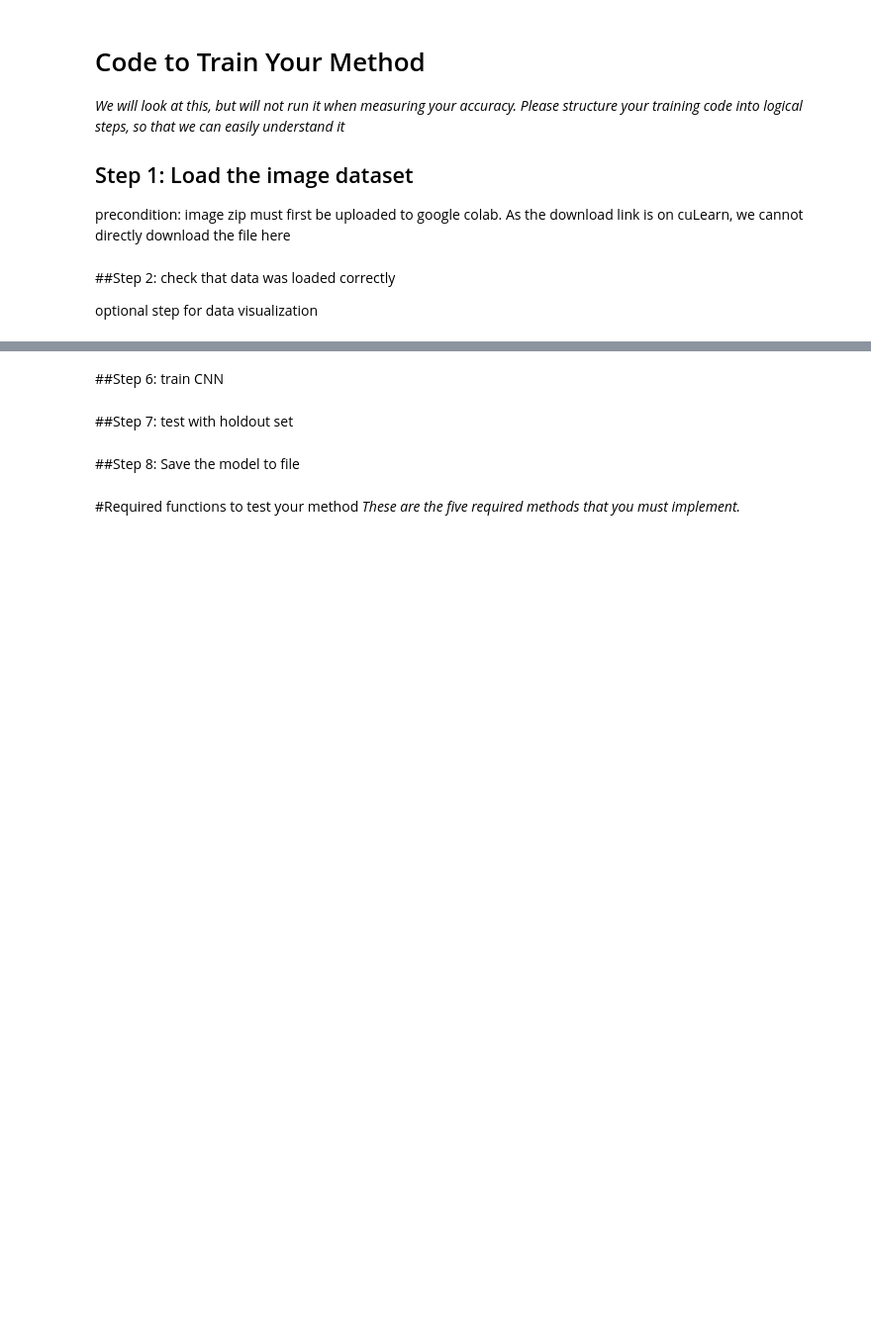
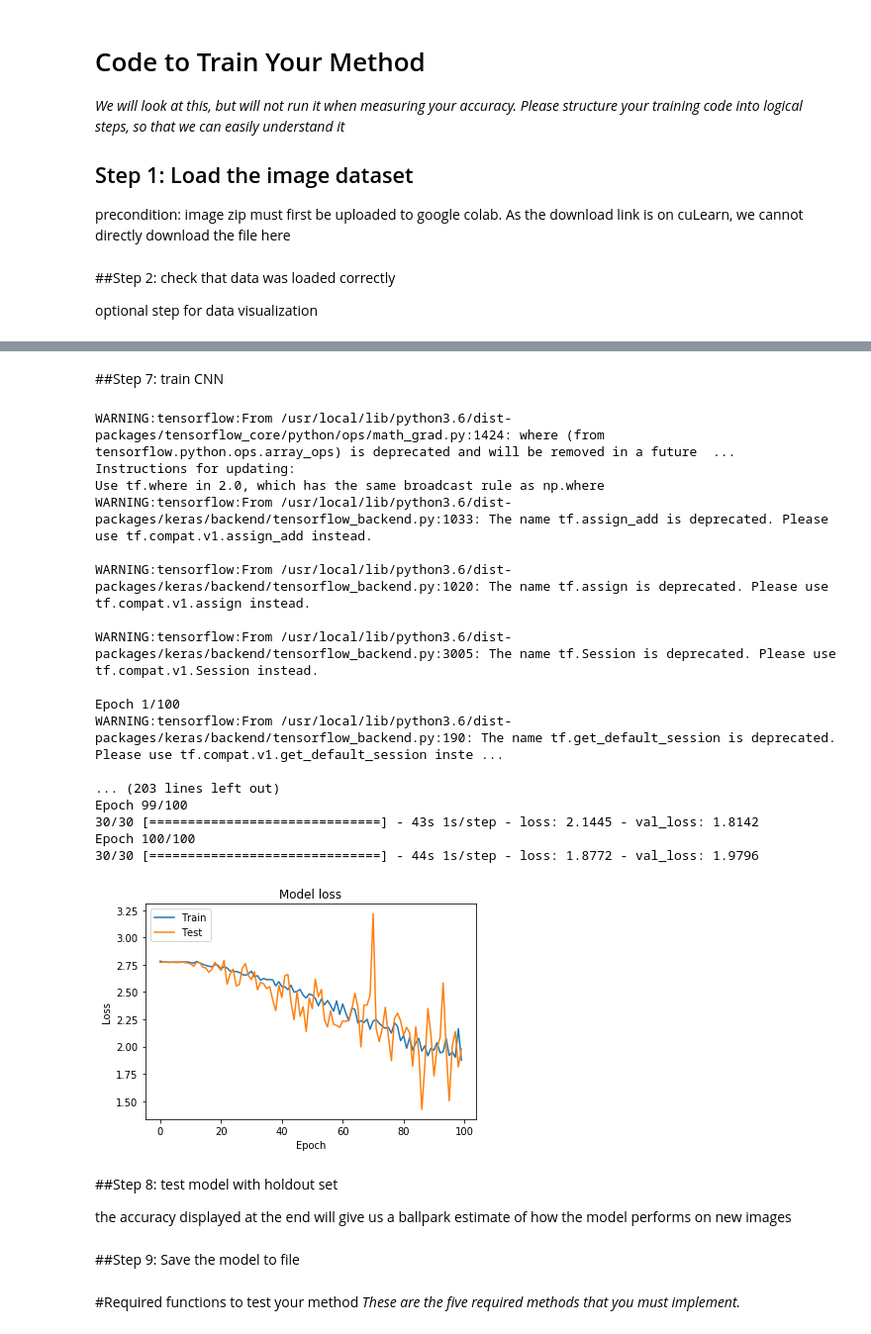
Before and after one commit to LukeANewton/CarletonU-Building-Classification, a Jupyter notebook: SYSC4906_Assig3_best_so_far.ipynb, the cells around one changed output, grey strips where cells are left out. Shown: that part at 99% size. Cells and saved outputs as stored; diff of their text form; code cells hidden in the pictures; blank space fills up the shorter version.

```diff
--- a/SYSC4906_Assig3_best_so_far.ipynb
+++ b/SYSC4906_Assig3_best_so_far.ipynb
@@ -116,11 +129,6 @@ validation_generator = train_datagen.flow_from_directory('/content/All_Images_50
 # %%
 from keras import Sequential
-from keras.layers import Dense, Dropout, Activation, GlobalAveragePooling2D
-from keras.models import Model
-from keras.optimizers import Adam
-from keras.layers import Input, Conv2D
-from keras.layers import MaxPooling2D, UpSampling2D
-from PIL import Image
+from keras.layers import Dense, Dropout, Activation, GlobalAveragePooling2D, Conv2D, MaxPooling2D
 
 WIDTH = 500
 HEIGHT = 500
@@ -129,11 +137,11 @@ CLASSES = 16
 
 model = Sequential()
 model.add(Conv2D(16, (3, 3), activation='relu', input_shape=(HEIGHT,WIDTH,CHANNELS)))
-#model.add(Dropout(0.25))
+model.add(Dropout(0.25))
 model.add(Conv2D(32, (3, 3), activation='relu'))
 model.add(Conv2D(64, (3, 3), activation='relu'))
 model.add(MaxPooling2D((2, 2)))
-#model.add(Dropout(0.25))
+model.add(Dropout(0.25))
 model.add(Conv2D(128, (5, 5), activation='relu', strides=(2,2)))
 model.add(MaxPooling2D((2, 2)))
 model.add(Conv2D(256, (5, 5), activation='relu', strides=(2,2)))
@@ -147,24 +173,45 @@ model.summary()
 # %% [markdown]
-##Step 6: train CNN
+##Step 7: train CNN
 # %%
 import matplotlib.pyplot as plt
 
-EPOCHS = 50
-STEPS_PER_EPOCH = 20
+EPOCHS = 100
+STEPS_PER_EPOCH = 30
 VALIDATION_STEPS = 1
 
 history = model.fit_generator(train_generator, steps_per_epoch=STEPS_PER_EPOCH,\
                               epochs=EPOCHS, validation_data=validation_generator, \
                               validation_steps=VALIDATION_STEPS)
 
 plt.plot(history.history['loss'])
 plt.plot(history.history['val_loss'])
 plt.title('Model loss')
 plt.ylabel('Loss')
 plt.xlabel('Epoch')
 plt.legend(['Train', 'Test'], loc='upper left')
 plt.show()
+# %% [output]
+WARNING:tensorflow:From /usr/local/lib/python3.6/dist-packages/tensorflow_core/python/ops/math_grad.py:1424: where (from tensorflow.python.ops.array_ops) is deprecated and will be removed in a future  ...
+Instructions for updating:
+Use tf.where in 2.0, which has the same broadcast rule as np.where
+WARNING:tensorflow:From /usr/local/lib/python3.6/dist-packages/keras/backend/tensorflow_backend.py:1033: The name tf.assign_add is deprecated. Please use tf.compat.v1.assign_add instead.
+
+WARNING:tensorflow:From /usr/local/lib/python3.6/dist-packages/keras/backend/tensorflow_backend.py:1020: The name tf.assign is deprecated. Please use tf.compat.v1.assign instead.
+
+WARNING:tensorflow:From /usr/local/lib/python3.6/dist-packages/keras/backend/tensorflow_backend.py:3005: The name tf.Session is deprecated. Please use tf.compat.v1.Session instead.
+
+Epoch 1/100
+WARNING:tensorflow:From /usr/local/lib/python3.6/dist-packages/keras/backend/tensorflow_backend.py:190: The name tf.get_default_session is deprecated. Please use tf.compat.v1.get_default_session inste ...
+
+... (203 lines left out)
+Epoch 99/100
+30/30 [==============================] - 43s 1s/step - loss: 2.1445 - val_loss: 1.8142
+Epoch 100/100
+30/30 [==============================] - 44s 1s/step - loss: 1.8772 - val_loss: 1.9796
+[figure, added]
-# %% [markdown]
-##Step 7: test with holdout set
+# %% [markdown]
+##Step 8: test model with holdout set
+
+the accuracy displayed at the end will give us a ballpark estimate of how the model performs on new images
 # %%
 import matplotlib.pyplot as plt
@@ -198,5 +242,5 @@ print('number of predictions:', n)
 print('number of correct predictions:', correct)
 print('accuracy:', correct/n)
 # %% [markdown]
-##Step 8: Save the model to file
+##Step 9: Save the model to file
 # %%
```
Also changed, not shown: parts of 13 cells of this notebook, 1 other file.
